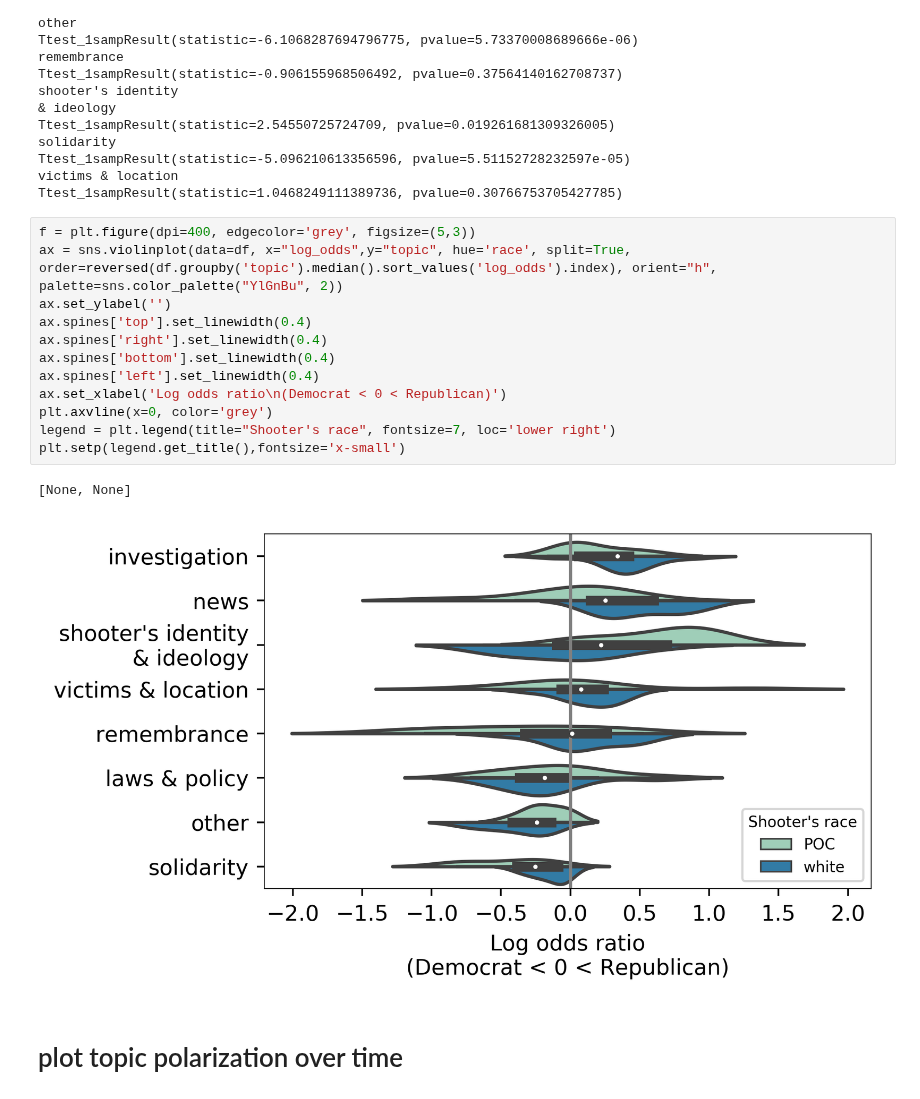
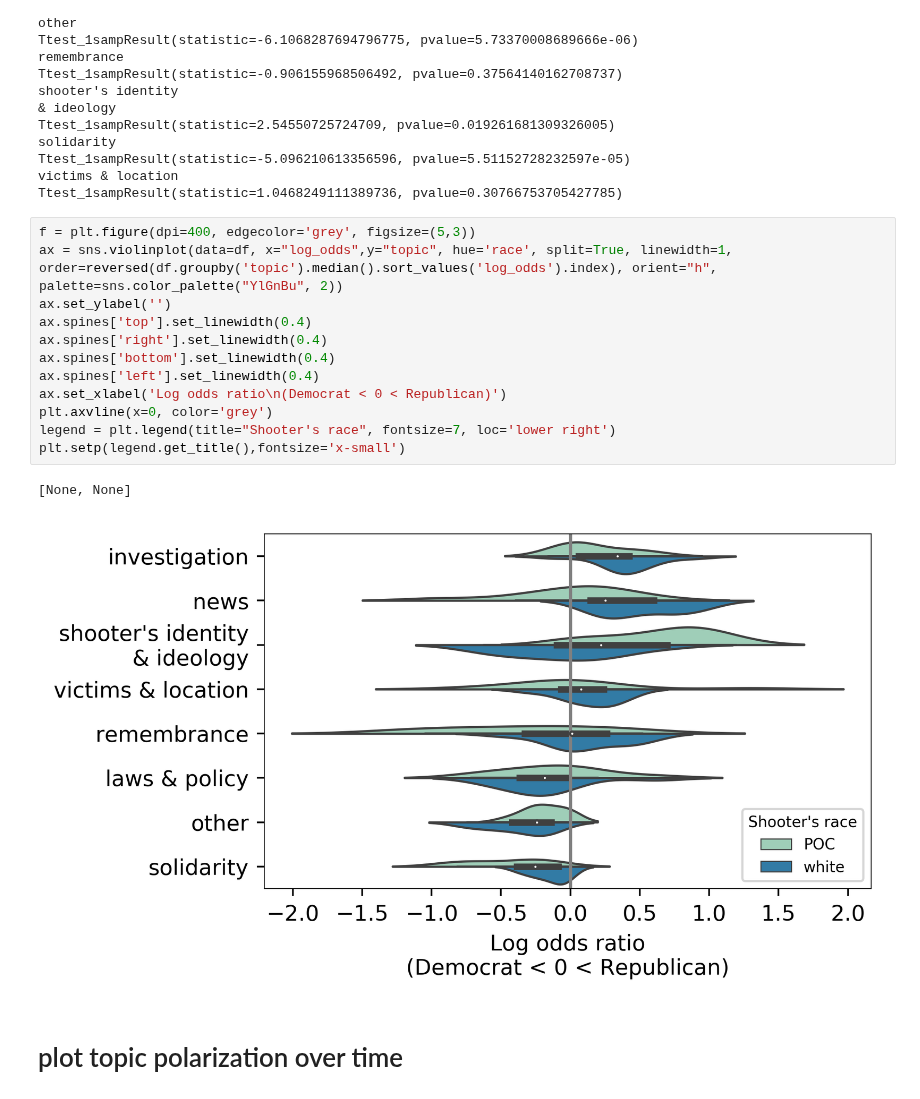
Before and after one commit to ddemszky/framing-twitter, a Jupyter notebook: 3_leave_out_polarization/plot topic polarization.ipynb, the cells around one changed output. Saved outputs shown, nothing was run; the diff lists cells and outputs as text.

```diff
--- a/3_leave_out_polarization/plot topic polarization.ipynb
+++ b/3_leave_out_polarization/plot topic polarization.ipynb
@@ -170,19 +171,19 @@ victims & location
 Ttest_1sampResult(statistic=1.0468249111389736, pvalue=0.30766753705427785)
 # %%
 f = plt.figure(dpi=400, edgecolor='grey', figsize=(5,3))
-ax = sns.violinplot(data=df, x="log_odds",y="topic", hue='race', split=True, order=reversed(df.groupby('topic').median().sort_values('log_odds').index), orient="h", palette=sns.color_palette("YlGnBu", 2))
+ax = sns.violinplot(data=df, x="log_odds",y="topic", hue='race', split=True, linewidth=1, order=reversed(df.groupby('topic').median().sort_values('log_odds').index), orient="h", palette=sns.color_palette("YlGnBu", 2))
 ax.set_ylabel('')
 ax.spines['top'].set_linewidth(0.4)
 ax.spines['right'].set_linewidth(0.4)
 ax.spines['bottom'].set_linewidth(0.4)
 ax.spines['left'].set_linewidth(0.4)
 ax.set_xlabel('Log odds ratio\n(Democrat < 0 < Republican)')
 plt.axvline(x=0, color='grey')
 legend = plt.legend(title="Shooter's race", fontsize=7, loc='lower right')
 plt.setp(legend.get_title(),fontsize='x-small')
 # %% [output]
 [None, None]
-[figure, old version]
+[figure, new version]
 # %% [markdown]
 # plot topic polarization over time
 # %%
```
Also changed, not shown: parts of 1 cell of this notebook, 23 other files.
